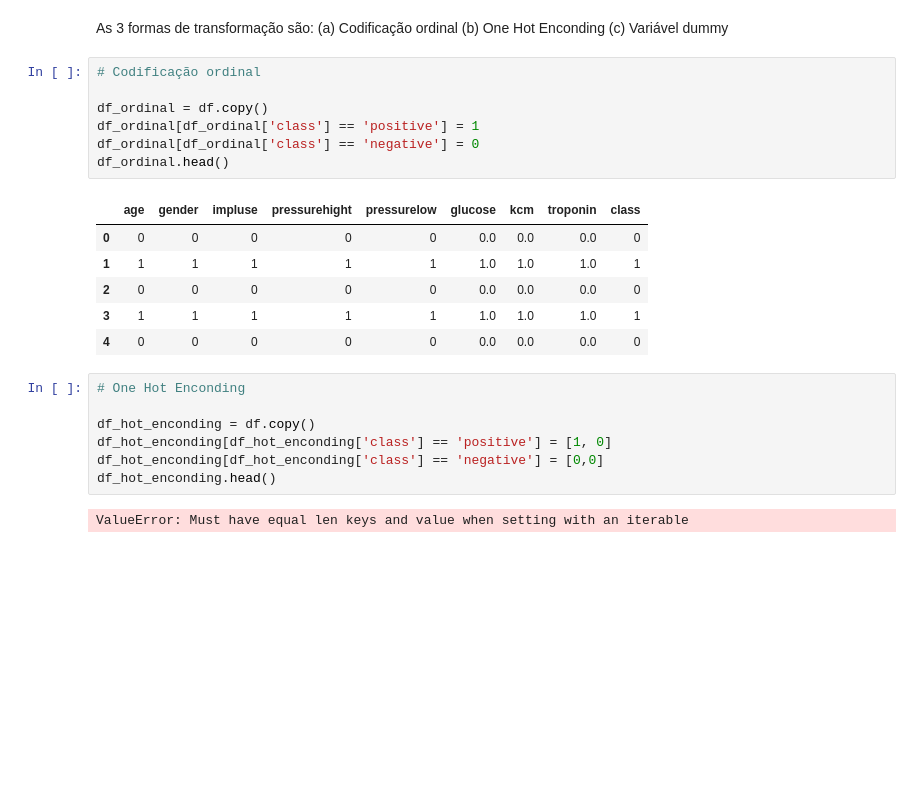
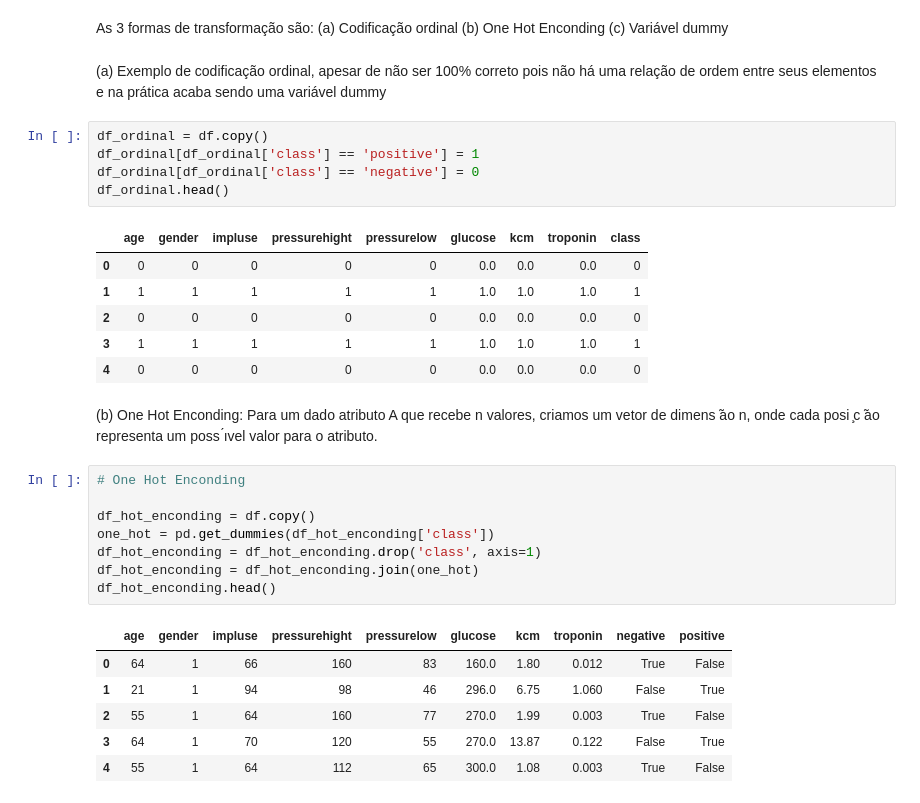
Before and after one commit to diegomatos321/UFRJ-Laboratorios, a Jupyter notebook: Aprendizado de Máquina 2023.02/Tarefa 2/Tarefa 2.ipynb, the cells around one changed output. Saved outputs shown, nothing was run; the diff lists cells and outputs as text; blank space fills up the shorter version.

```diff
--- a/Aprendizado de Máquina 2023.02/Tarefa 2/Tarefa 2.ipynb
+++ b/Aprendizado de Máquina 2023.02/Tarefa 2/Tarefa 2.ipynb
@@ -267,9 +267,9 @@ As 3 formas de transformação são:
 (a) Codificação ordinal
 (b) One Hot Enconding
 (c) Variável dummy
+# %% [markdown]
+(a)  Exemplo de codificação ordinal, apesar de não ser 100% correto pois não há uma relação de ordem entre seus elementos e na prática acaba sendo uma variável dummy
 # %%
-# Codificação ordinal
-
 df_ordinal = df.copy()
 df_ordinal[df_ordinal['class'] == 'positive'] = 1
 df_ordinal[df_ordinal['class'] == 'negative'] = 0
@@ -281,12 +281,22 @@ df_ordinal.head()
 | 2 | 0 | 0 | 0 | 0 | 0 | 0.0 | 0.0 | 0.0 | 0 |
 | 3 | 1 | 1 | 1 | 1 | 1 | 1.0 | 1.0 | 1.0 | 1 |
 | 4 | 0 | 0 | 0 | 0 | 0 | 0.0 | 0.0 | 0.0 | 0 |
+# %% [markdown]
+(b) One Hot Enconding: Para um dado atributo A que
+recebe n valores, criamos um vetor de dimens ̃ao n, onde cada posi ̧c ̃ao representa um
+poss ́ıvel valor para o atributo.
 # %%
 # One Hot Enconding
 
 df_hot_enconding = df.copy()
-df_hot_enconding[df_hot_enconding['class'] == 'positive'] = [1, 0]
-df_hot_enconding[df_hot_enconding['class'] == 'negative'] = [0,0]
+one_hot = pd.get_dummies(df_hot_enconding['class'])
+df_hot_enconding = df_hot_enconding.drop('class', axis=1)
+df_hot_enconding = df_hot_enconding.join(one_hot)
 df_hot_enconding.head()
 # %% [output]
-ValueError: Must have equal len keys and value when setting with an iterable
+|  | age | gender | impluse | pressurehight | pressurelow | glucose | kcm | troponin | negative | positive |
+| 0 | 64 | 1 | 66 | 160 | 83 | 160.0 | 1.80 | 0.012 | True | False |
+| 1 | 21 | 1 | 94 | 98 | 46 | 296.0 | 6.75 | 1.060 | False | True |
+| 2 | 55 | 1 | 64 | 160 | 77 | 270.0 | 1.99 | 0.003 | True | False |
+| 3 | 64 | 1 | 70 | 120 | 55 | 270.0 | 13.87 | 0.122 | False | True |
+| 4 | 55 | 1 | 64 | 112 | 65 | 300.0 | 1.08 | 0.003 | True | False |
```
Also changed, not shown: parts of 1 cell of this notebook.
